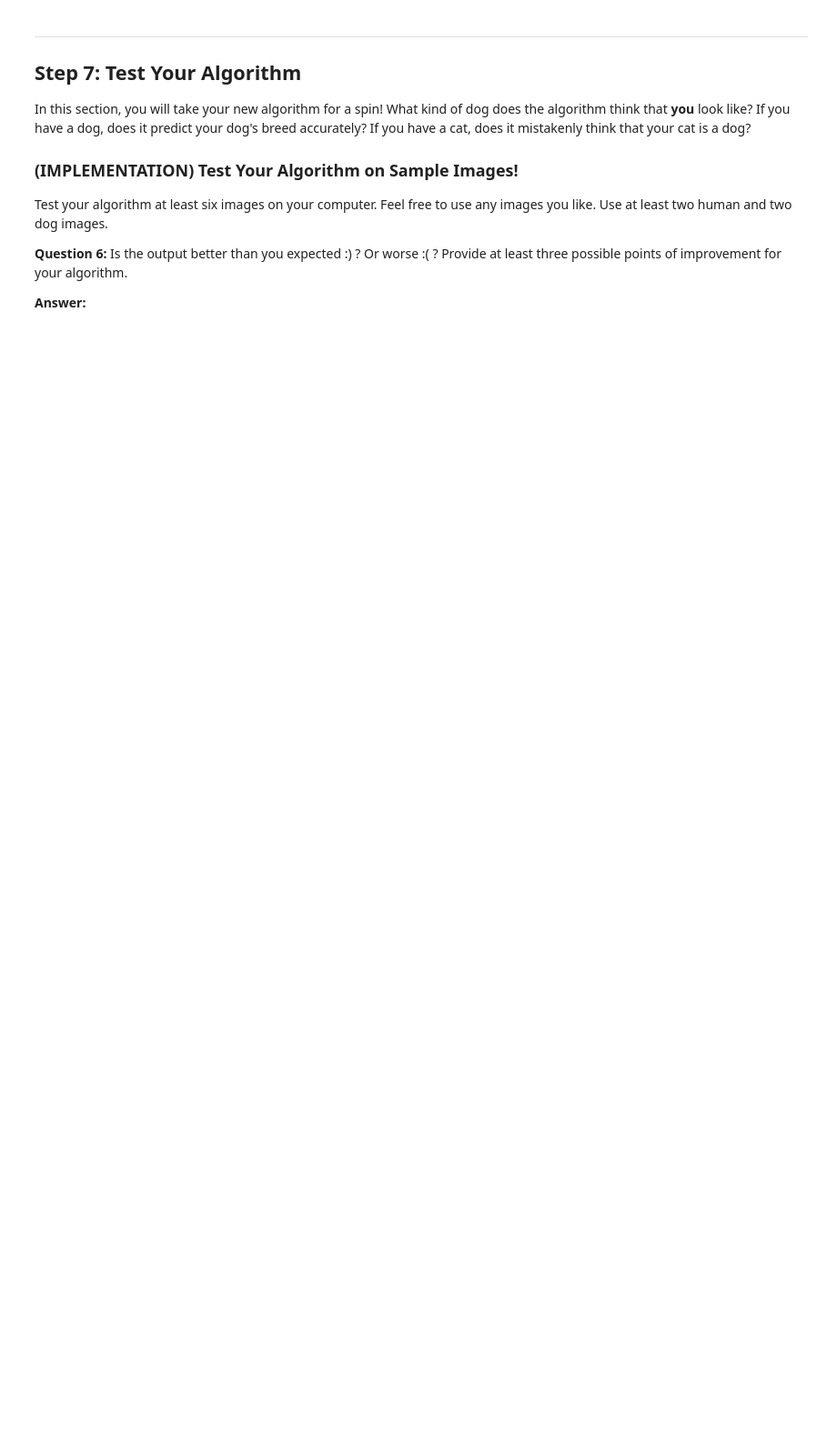
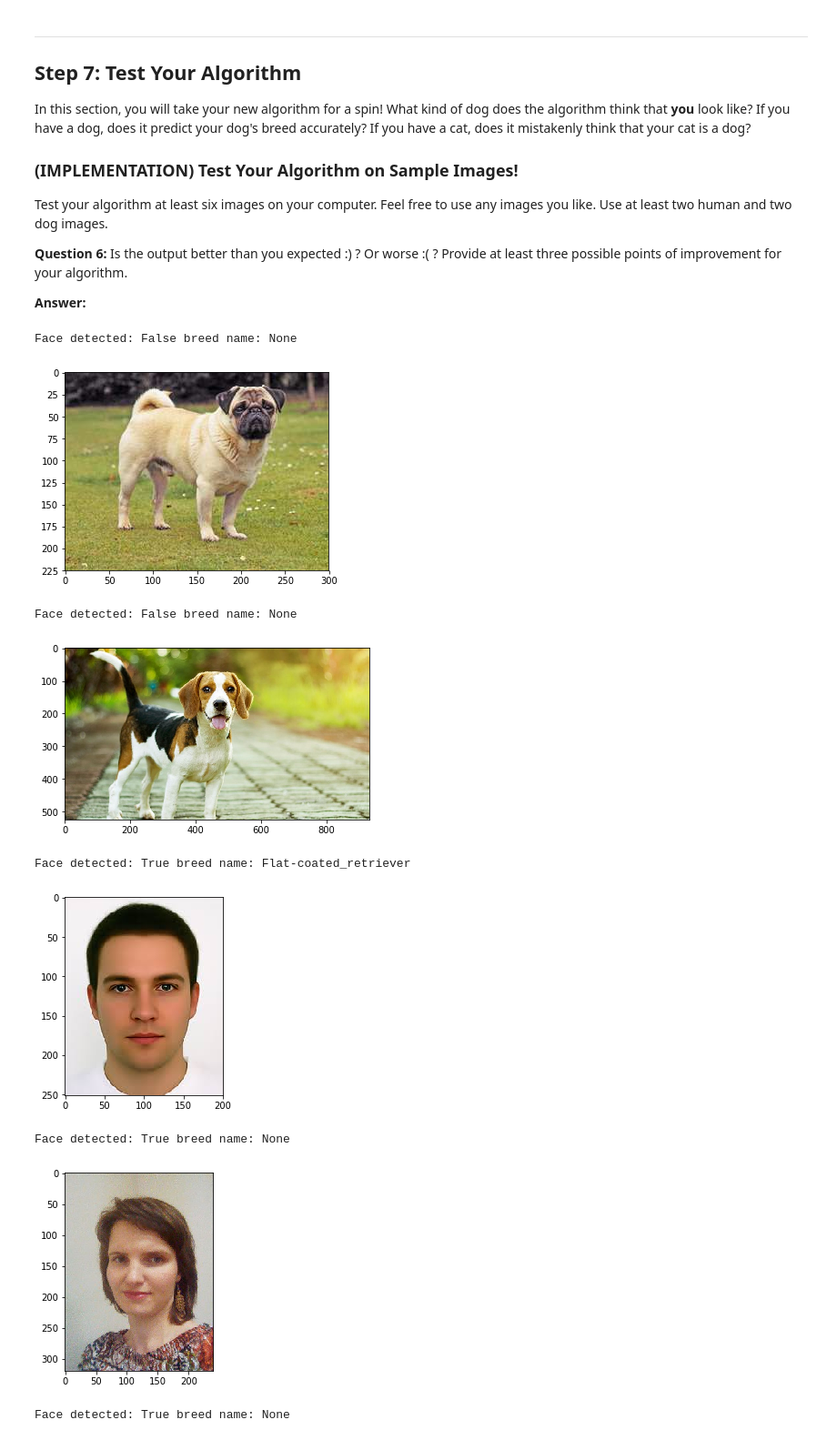
Before and after one commit to shoc2005/dog_faces, a Jupyter notebook: dog_app.ipynb, the cells around one changed output. Shown at 91% size. Drawn from its saved outputs; the diff is of its cells as text; code cells hidden in the pictures; blank space fills up the shorter version.

```diff
--- a/dog_app.ipynb
+++ b/dog_app.ipynb
@@ -786,10 +786,15 @@ where `{network}`, in the above filename, should be one of `VGG19`, `Resnet50`,
 ### and returns the dog breed that is predicted by the model.
 import extract_bottleneck_features
 
-def predic_dog_breed(file_name):
+def predic_dog_breed(file_name, datasets_=None):
     # predict name of the dog
     test_results = {}
-    for data_set in datasets:
+    if datasets_ is not None:
+        ds = datasets_
+    else:
+        ds = datasets
+
+    for data_set in ds:
         image_tensor = path_to_tensor(file_name).astype('float32')/255
         if data_set == 'VGG19':
             features = extract_bottleneck_features.extract_VGG19(image_tensor)
@@ -802,7 +807,9 @@ def predic_dog_breed(file_name):
         pred_vals = all_models[data_set].predict(np.expand_dims(features[0], axis=0))[0]
         pred_idx = np.argmax(pred_vals)
         test_results[data_set] = [dog_names[pred_idx], pred_vals[pred_idx]] # [Name, Propability]
-        print("Predicted: {:s}, prob={:.2f} with model {:s}".format(dog_names[pred_idx], pred_vals[pred_idx], data_set))
+        #print("Predicted: {:s}, prob={:.2f} with model {:s}".format(dog_names[pred_idx], pred_vals[pred_idx], data_set))
+
+
     return test_results
 # %%
 predic_dog_breed('dogImages/test/001.Affenpinscher/Affenpinscher_00058.jpg')
@@ -838,10 +841,13 @@ Some sample output for our algorithm is provided below, but feel free to design
 ### Feel free to use as many code cells as needed.
 
 def my_face_detector(file_name):
-    dog_name, prob = predic_dog_breed(file_name)['Xception']
+    dog_name, prob = predic_dog_breed(file_name, datasets_=['InceptionV3'])['InceptionV3']
     face_detected = face_detector(file_name)
 
-    if face_detected:
+    if prob >= 0.05:
+        return face_detected, dog_name
+    else:
+        return face_detected, None
 # %% [markdown]
 ---
 <a id='step7'></a>
@@ -862,0 +865,31 @@ __Answer:__
+# %%
+## TODO: Execute your algorithm from Step 6 on
+## at least 6 images on your computer.
+## Feel free to use as many code cells as needed.
+
+im_paths = []
+im_paths.append('/home/sholc/udacity_env/sources/images_test/dog3.jpg')
+im_paths.append('/home/sholc/udacity_env/sources/images_test/dog2.jpg')
+im_paths.append('/home/sholc/udacity_env/sources/images_test/man1.jpeg')
+im_paths.append('/home/sholc/udacity_env/sources/images_test/agnese3.jpg')
+im_paths.append('/home/sholc/udacity_env/sources/images_test/agnese2.jpg')
+
+for image_p in im_paths:
+# load color (BGR) image
+    img = cv2.imread(image_p)
+    img = cv2.cvtColor(img, cv2.COLOR_BGR2RGB)
+    face, dog_name = my_face_detector(image_p)
+    print("Face detected:", face, "breed name:", dog_name)
+
+    plt.imshow(img)
+    plt.show()
+# %% [output]
+Face detected: False breed name: None
+[figure, added]
+Face detected: False breed name: None
+[figure, added]
+Face detected: True breed name: Flat-coated_retriever
+[figure, added]
+Face detected: True breed name: None
+[figure, added]
+Face detected: True breed name: None
```
Also changed, not shown: parts of 4 cells of this notebook, 17 other files.
